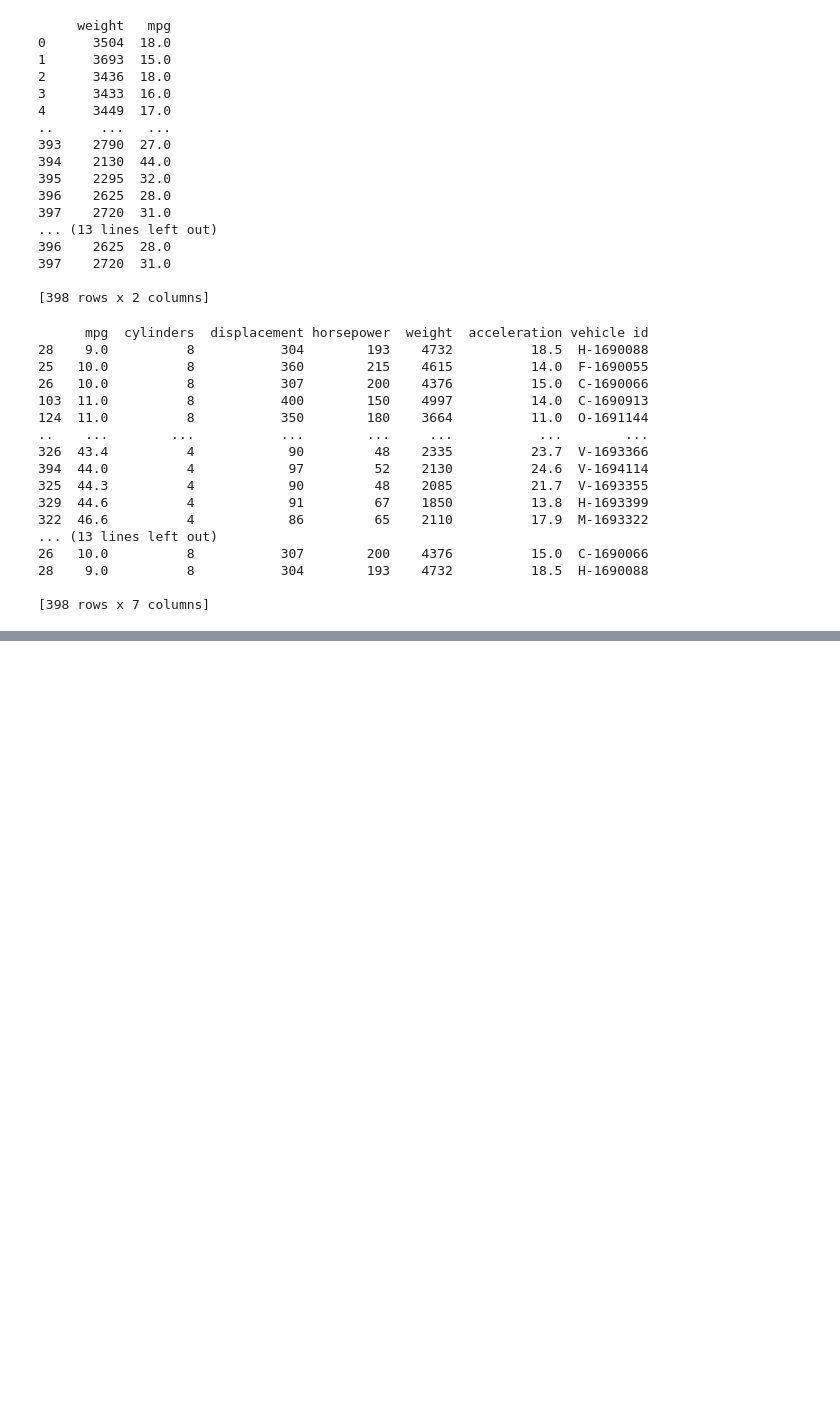
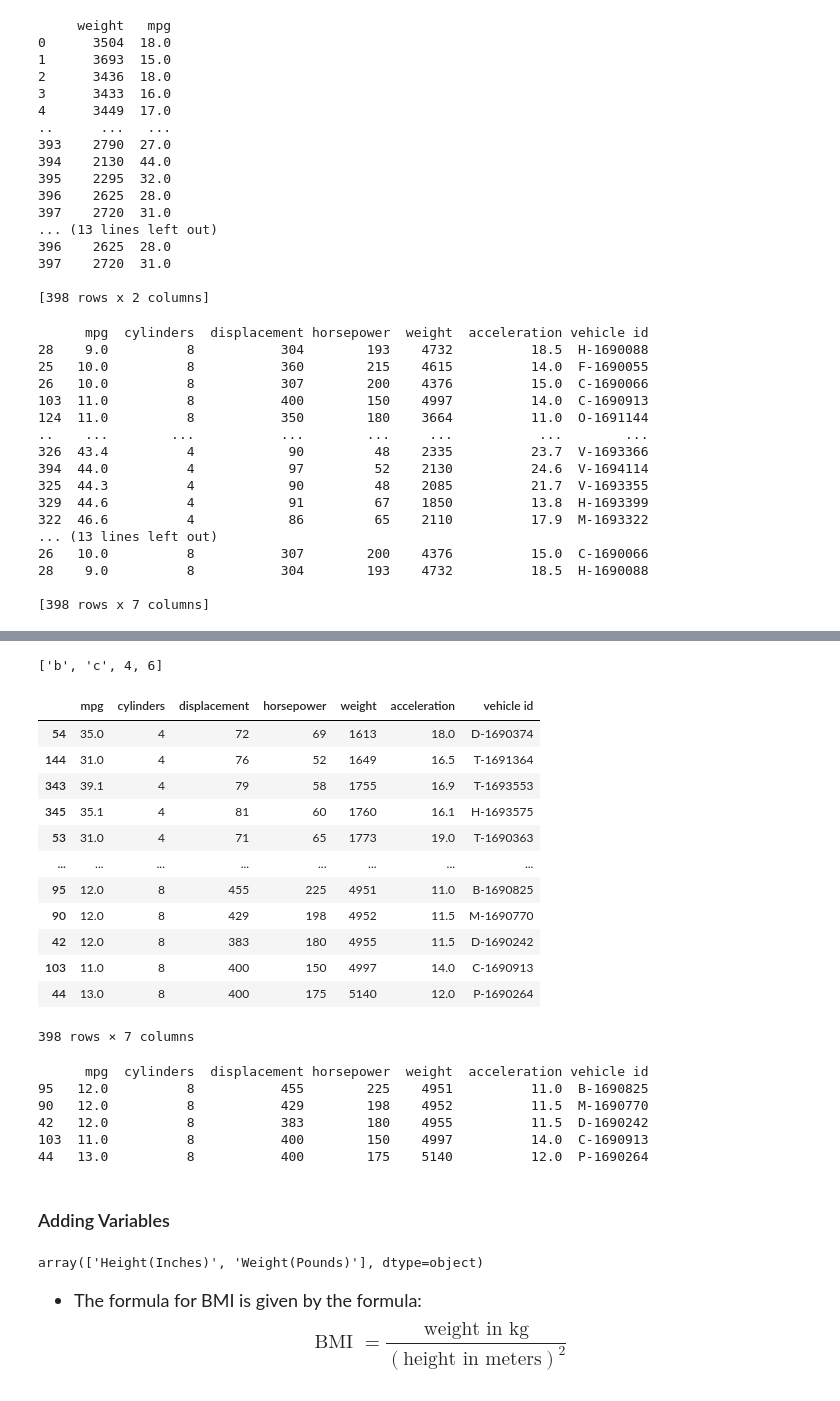
Before and after one commit to michelle1002/datasci151spring2026, a Jupyter notebook: MasterDoc/MasterDocument.ipynb, the cells around one changed output, grey strips where cells are left out. Drawn from its saved outputs; the diff is of its cells as text; code cells hidden in the pictures; blank space fills up the shorter version.

```diff
--- a/MasterDoc/MasterDocument.ipynb
+++ b/MasterDoc/MasterDocument.ipynb
@@ -2085,0 +2179,44 @@ print(carsorted_reverse)
+# %%
+# i.loc works like a list:
+test = ["a", "b", "c" , 4, 6, None]
+test[1:-1] #exclude 1st and last elements
+# %% [output]
+['b', 'c', 4, 6]
+# %%
+lo_hi_weight = carfeatures.sort_values(by = "weight")
+display(lo_hi_weight)
+print()
+print(lo_hi_weight.iloc[-5:, :])
+# %% [output]
+|  | mpg | cylinders | displacement | horsepower | weight | acceleration | vehicle id |
+| 54 | 35.0 | 4 | 72 | 69 | 1613 | 18.0 | D-1690374 |
+| 144 | 31.0 | 4 | 76 | 52 | 1649 | 16.5 | T-1691364 |
+| 343 | 39.1 | 4 | 79 | 58 | 1755 | 16.9 | T-1693553 |
+| 345 | 35.1 | 4 | 81 | 60 | 1760 | 16.1 | H-1693575 |
+| 53 | 31.0 | 4 | 71 | 65 | 1773 | 19.0 | T-1690363 |
+| ... | ... | ... | ... | ... | ... | ... | ... |
+| 95 | 12.0 | 8 | 455 | 225 | 4951 | 11.0 | B-1690825 |
+| 90 | 12.0 | 8 | 429 | 198 | 4952 | 11.5 | M-1690770 |
+| 42 | 12.0 | 8 | 383 | 180 | 4955 | 11.5 | D-1690242 |
+| 103 | 11.0 | 8 | 400 | 150 | 4997 | 14.0 | C-1690913 |
+| 44 | 13.0 | 8 | 400 | 175 | 5140 | 12.0 | P-1690264 |
+398 rows × 7 columns
+      mpg  cylinders  displacement horsepower  weight  acceleration vehicle id
+95   12.0          8           455        225    4951          11.0  B-1690825
+90   12.0          8           429        198    4952          11.5  M-1690770
+42   12.0          8           383        180    4955          11.5  D-1690242
+103  11.0          8           400        150    4997          14.0  C-1690913
+44   13.0          8           400        175    5140          12.0  P-1690264
+# %% [markdown]
+### Adding Variables
+# %%
+df_wt_ht = pd.read_csv("data/SOCR-HeightWeight.csv")
+df_cols = df_wt_ht.columns.values #converts column list to array
+display(df_cols)
+# %% [output]
+array(['Height(Inches)', 'Weight(Pounds)'], dtype=object)
+# %% [markdown]
+<font size = "4">
+
+- The formula for BMI is given by the formula:
+$$\textrm{BMI } = \frac{\textrm{weight in kg}}{\left(\textrm{height in meters}\right)^2}$$
```
Also changed, not shown: parts of 31 cells of this notebook, 1 other file.
